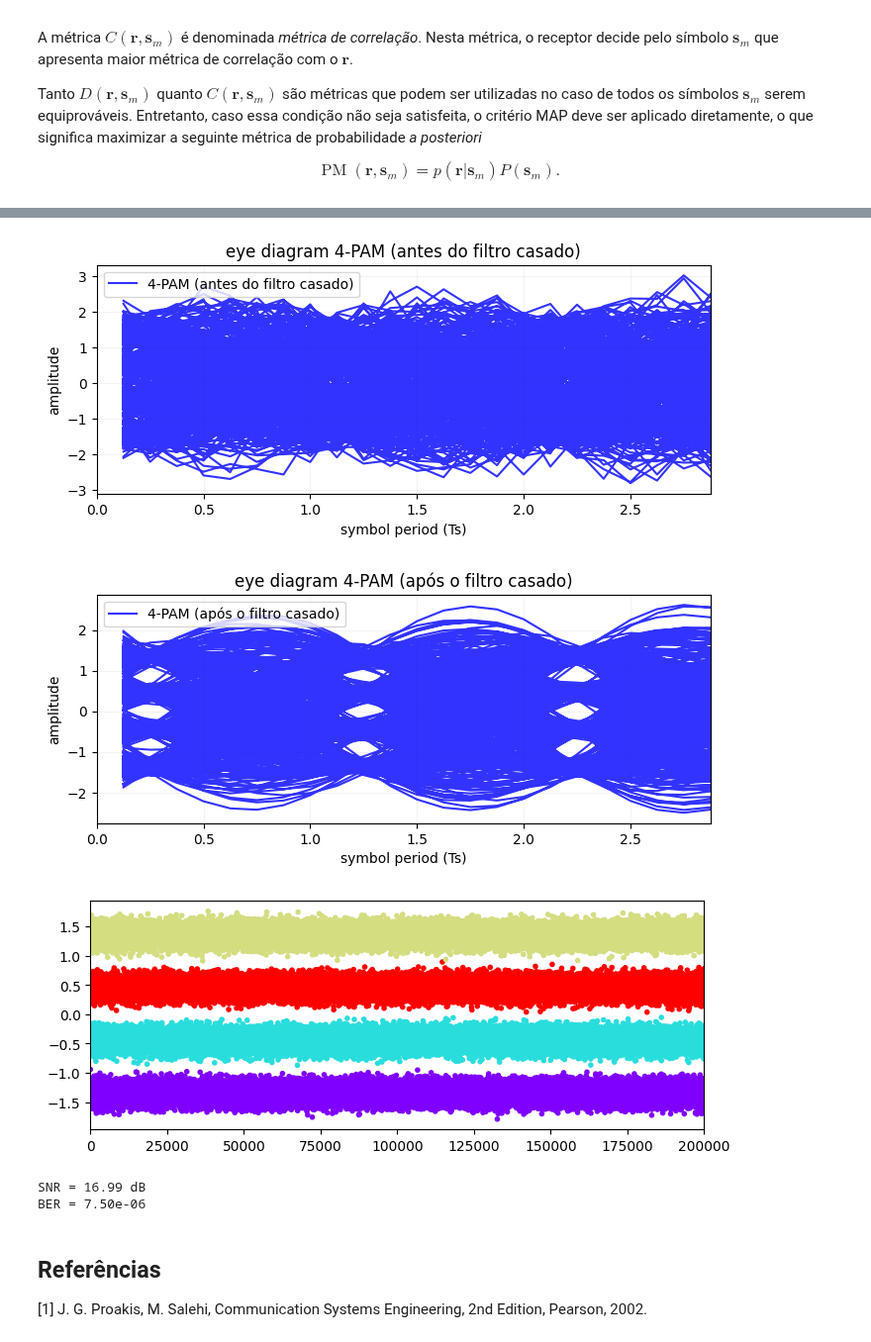
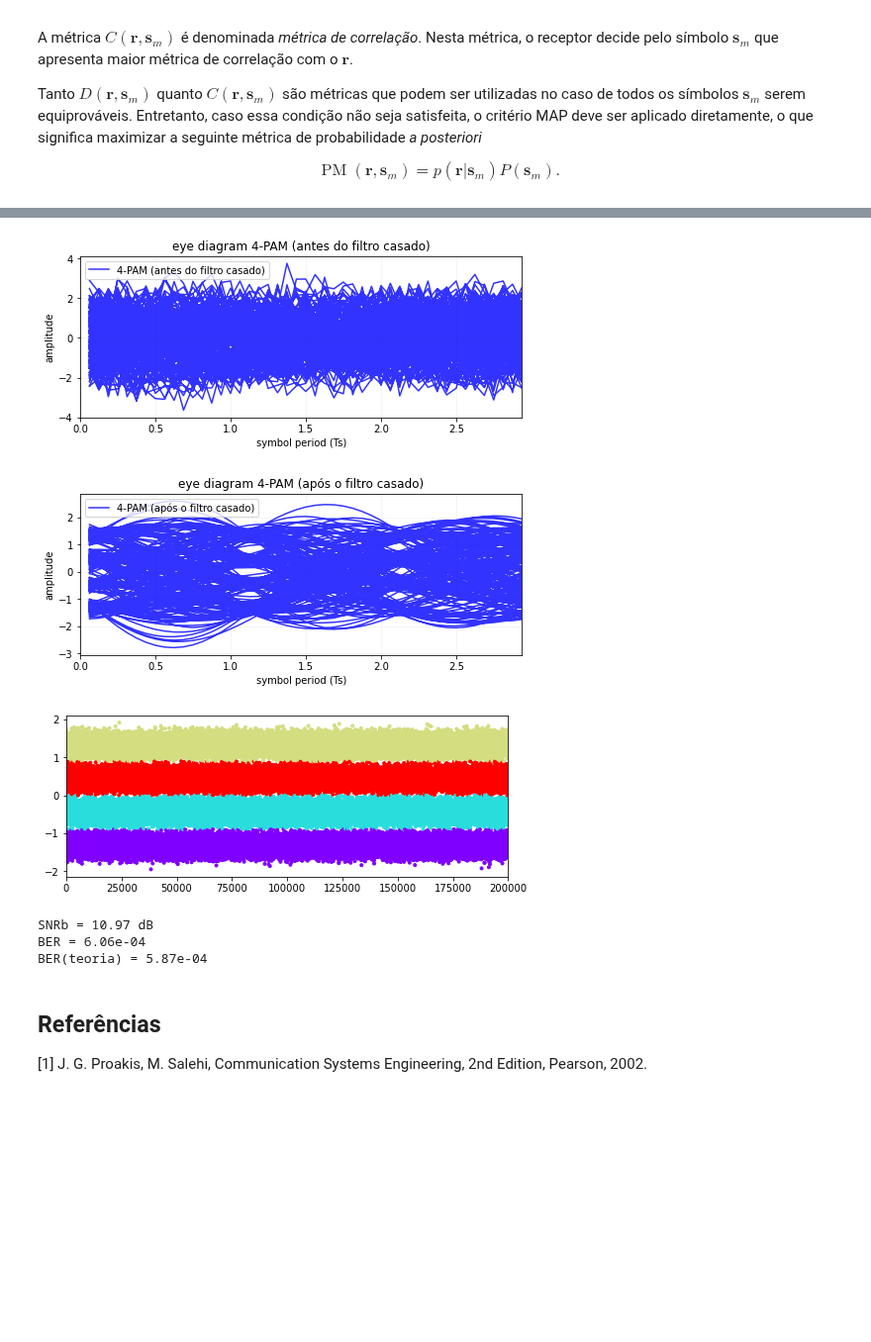
Before and after one commit to edsonportosilva/TDI, a Jupyter notebook: jupyter/3 - Receptores ótimos para canais AWGN.ipynb, the cells around one changed output, grey strips where cells are left out. Shown at 99% size. Saved outputs shown, nothing was run; the diff lists cells and outputs as text; code cells hidden in the pictures; blank space fills up the shorter version.

```diff
--- a/jupyter/3 - Receptores ótimos para canais AWGN.ipynb
+++ b/jupyter/3 - Receptores ótimos para canais AWGN.ipynb
@@ -365,8 +365,8 @@ symbTx = pnorm(symbTx) # power normalization
 # upsampling
 symbolsUp = upsample(symbTx, SpS)
 
-# pulso NRZ típico
-pulse = pulseShape('rrc', SpS)
+# pulso
+pulse = pulseShape('rrc', SpS, N=4096, alpha=0.01)
 pulse = pulse/max(abs(pulse))
 
 # formatação de pulso
@@ -375,7 +375,7 @@ sigTx = sigTx.real
 
 # ruído gaussiano branco
 Namostras = sigTx.size
-σ2  = 0.050 # variância
+σ2  = 0.0050 # variância
 μ   = 0      # média
 
 σ      = sqrt(σ2*SpS)
@@ -567,28 +570,28 @@ def MAPdetector(r, σn, constSymb, px=None):
         px = 1/M*np.ones(M)
 
     decided = np.zeros(r.size)
-    index = np.zeros(r.size, dtype=np.int64)
+    indDec = np.zeros(r.size, dtype=np.int64)
 
     for ii, ri in enumerate(r): # for each received symbol
         log_probMetric = np.zeros(constSymb.size)
 
         for jj, s in enumerate(constSymb): # calculate log(P(sm|r)) = log(p(r|sm)*P(sm)) for m= 1,2,...,M
             # calculate MAP probability metric
-            log_probMetric[jj] = -np.log(2*π*σn) - (1/(2*σn)*np.abs(ri-s)**2 + np.log(px[jj])
+            log_probMetric[jj] = -np.log(2*π*σn) - (1/(2*σn))*np.abs(ri-s)**2 + np.log(px[jj])
 
         # find the constellation symbol with the largest P(sm|r)
-        index[ii] = np.argmax(log_probMetric)
+        indDec[ii] = np.argmax(log_probMetric)
 
         # make the decision in favor of the symbol with the largest metric
-        decided[ii] = constSymb[index[ii]]
+        decided[ii] = constSymb[indDec[ii]]
 
-    return decided, index
+    return decided, indDec
 # %%
 # select PAM order
 M = 4
 
 # parâmetros da simulação
-SpS = 8            # Amostras por símbolo
+SpS = 16            # Amostras por símbolo
 Rs  = 100e6         # Taxa de símbolos
 Ts  = 1/Rs          # Período de símbolo em segundos
 Fa  = 1/(Ts/SpS)    # Frequência de amostragem do sinal (amostras/segundo)
@@ -596,6 +599,7 @@ Ta  = 1/Fa          # Período de amostragem
 
 # generate pseudo-random bit sequence
 bitsTx = np.random.randint(2, size = int(200000*np.log2(M)))
+
 # generate ook modulated symbol sequence
 symbTx = modulateGray(bitsTx, M, 'pam')
 symbTx = pnorm(symbTx) # power normalization
@@ -604,7 +608,7 @@ symbTx = pnorm(symbTx) # power normalization
 symbolsUp = upsample(symbTx, SpS)
 
 # pulso NRZ típico
-pulse = pulseShape('rrc', SpS)
+pulse = pulseShape('rrc', SpS, N=4096, alpha=0.01)
 pulse = pulse/max(abs(pulse))
 
 # formatação de pulso
@@ -614,57 +618,63 @@ sigTx = pnorm(sigTx)
 
 # ruído gaussiano branco
 Namostras = sigTx.size
-σ2  = 0.010 # variância
+σ2  = 0.020 # variância
 μ   = 0      # média
 
 σ      = sqrt(σ2*SpS)
 ruido  = normal(μ, σ, Namostras)
 
 # filtro casado
 sigRx = firFilter(pulse, sigTx+ruido)
 sigRx = pnorm(sigRx)
 
 # downsampling
 r = sigRx[2::SpS]
 
 # diagrama de olho
 Nsamples = 10000
 eyediagram(sigTx+ruido, Nsamples, SpS, plotlabel= str(M)+'-PAM (antes do filtro casado)', ptype='fast')
 eyediagram(sigRx, Nsamples, SpS, plotlabel= str(M)+'-PAM (após o filtro casado)', ptype='fast')
 
 
 from matplotlib import cm
 n_colors = M
 colors = cm.rainbow(np.linspace(0, 1, n_colors))
 
-count = r.size
-
 # get constellation
 constSymb = GrayMapping(M, 'pam')  # constellation
 constSymb = pnorm(constSymb)
 
-dec, pos = MAPdetector(r[0:count], σ2, constSymb)
+dec, pos = MAPdetector(r, σ2, constSymb)
 
 constSymb = np.unique(dec)
 col = [colors[ind] for ind in pos]
 
-index = np.arange(0,dec.size)[0:count]
-plt.scatter(index, r[0:count],c=col, marker='.');
+index = np.arange(0,dec.size)
+plt.scatter(index, r,c=col, marker='.');
 plt.xlim(0, dec.size);
 # %% [output]
-[figure, old version]
+[figure, new version]
-[figure, old version]
+[figure, new version]
-[figure, old version]
+[figure, new version]
 # %%
-from optic.metrics import fastBERcalc
+from optic.metrics import fastBERcalc, theoryBER
 
-BER, _, _ = fastBERcalc(pnorm(dec), pnorm(symbTx), M, 'pam')
+ind = np.arange(1000,dec.size-1000)
 
-print(f'SNR = {10*np.log10(signal_power(sigTx)/(2*σ2)):.2f} dB')
+BER, _, _ = fastBERcalc(dec[ind], symbTx[ind], M, 'pam')
+
+SNRb = 10*np.log10(signal_power(sigTx)/(2*σ2)/np.log2(M))
+
+BER_th = theoryBER(M, SNRb,'pam')
+
+print(f'SNRb = {SNRb:.2f} dB')
 print(f'BER = {BER[0]:.2e}')
+print(f'BER(teoria) = {BER_th:.2e}')
 # %% [output]
-SNR = 16.99 dB
-BER = 7.50e-06
+SNRb = 10.97 dB
+BER = 6.06e-04
+BER(teoria) = 5.87e-04
 # %% [markdown]
 ## Referências
 
```
Also changed, not shown: parts of 4 cells of this notebook, 1 other file.
